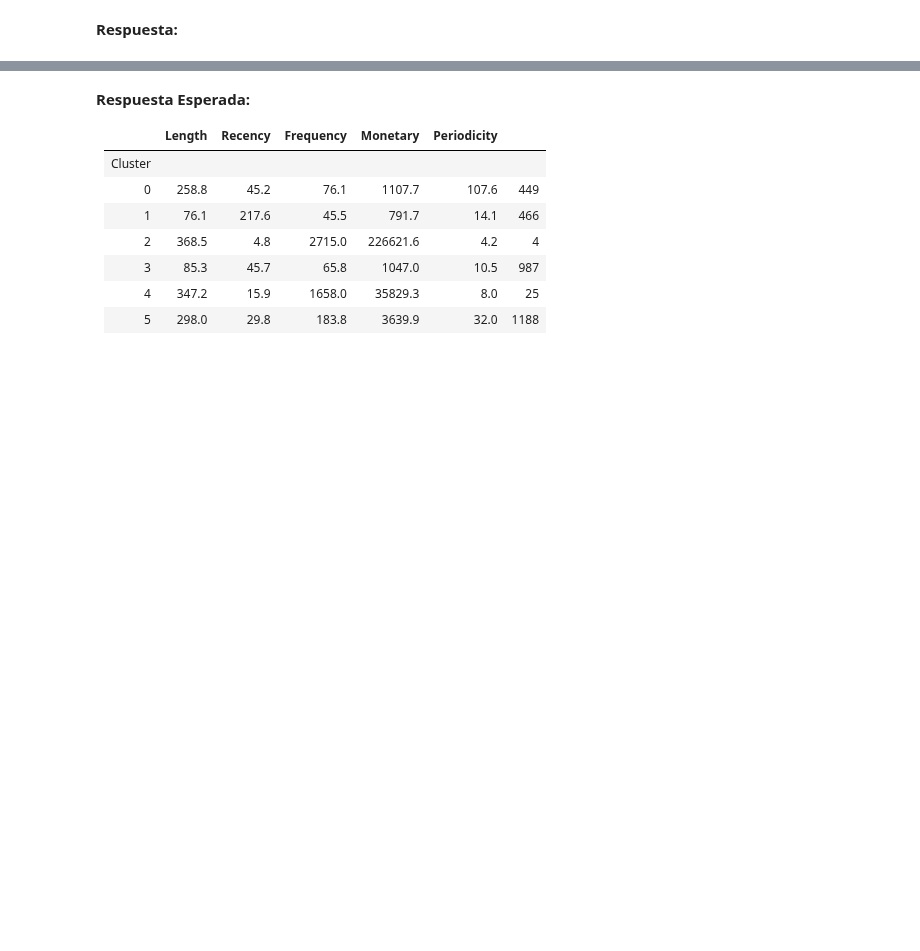
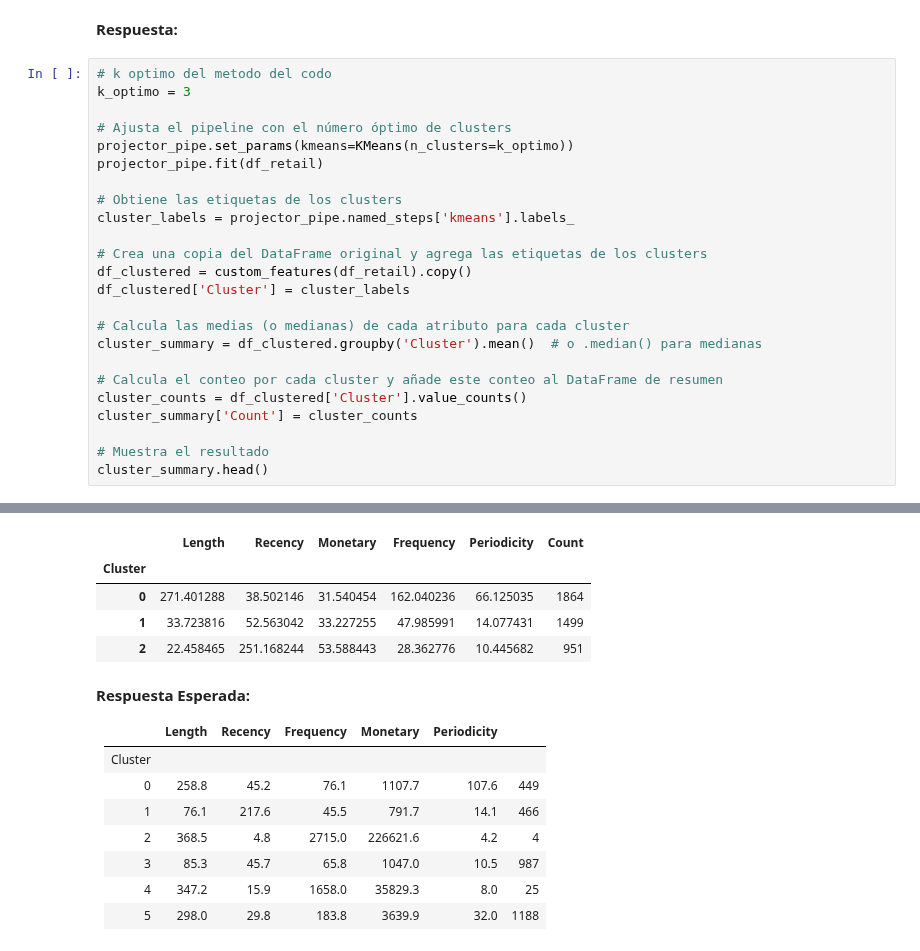
Before and after one commit to cristobalperezp/MDS7202-Laboratorio, a Jupyter notebook: Lab_7.ipynb, the cells around one changed output, grey strips where cells are left out. Cells and saved outputs as stored; diff of their text form; blank space fills up the shorter version.

```diff
--- a/Lab_7.ipynb
+++ b/Lab_7.ipynb
@@ -392,3 +431,28 @@ En base a la elección de k realizada en la sección anterior, utilice este valo
 Una vez ajustado los datos, genere una tabla con los promedios (o medianas) para cada uno de los atributos, agrupando estos por el clúster que pertenecen. ¿Es posible observar agrupaciones coherentes?, ¿Qué tipo de clientes posee el retail?, Justifique su respuesta y no decepcione a Mr. Lepin.
 # %% [markdown]
 **Respuesta:**
+# %%
+# k optimo del metodo del codo
+k_optimo = 3
+
+# Ajusta el pipeline con el número óptimo de clusters
+projector_pipe.set_params(kmeans=KMeans(n_clusters=k_optimo))
+projector_pipe.fit(df_retail)
+
+# Obtiene las etiquetas de los clusters
+cluster_labels = projector_pipe.named_steps['kmeans'].labels_
+
+# Crea una copia del DataFrame original y agrega las etiquetas de los clusters
+df_clustered = custom_features(df_retail).copy()
+df_clustered['Cluster'] = cluster_labels
+
+# Calcula las medias (o medianas) de cada atributo para cada cluster
+cluster_summary = df_clustered.groupby('Cluster').mean()  # o .median() para medianas
+
+# Calcula el conteo por cada cluster y añade este conteo al DataFrame de resumen
+cluster_counts = df_clustered['Cluster'].value_counts()
+cluster_summary['Count'] = cluster_counts
+
+# Muestra el resultado
+cluster_summary.head()
+# %% [output]
@@ -395,3 +460,8 @@ Una vez ajustado los datos, genere una tabla con los promedios (o medianas) para
+|  | Length | Recency | Monetary | Frequency | Periodicity | Count |
+| Cluster |  |  |  |  |  |  |
+| 0 | 271.401288 | 38.502146 | 31.540454 | 162.040236 | 66.125035 | 1864 |
+| 1 | 33.723816 | 52.563042 | 33.227255 | 47.985991 | 14.077431 | 1499 |
+| 2 | 22.458465 | 251.168244 | 53.588443 | 28.362776 | 10.445682 | 951 |
 # %% [markdown]
 **Respuesta Esperada:**
 
```
Also changed, not shown: parts of 20 cells of this notebook.
